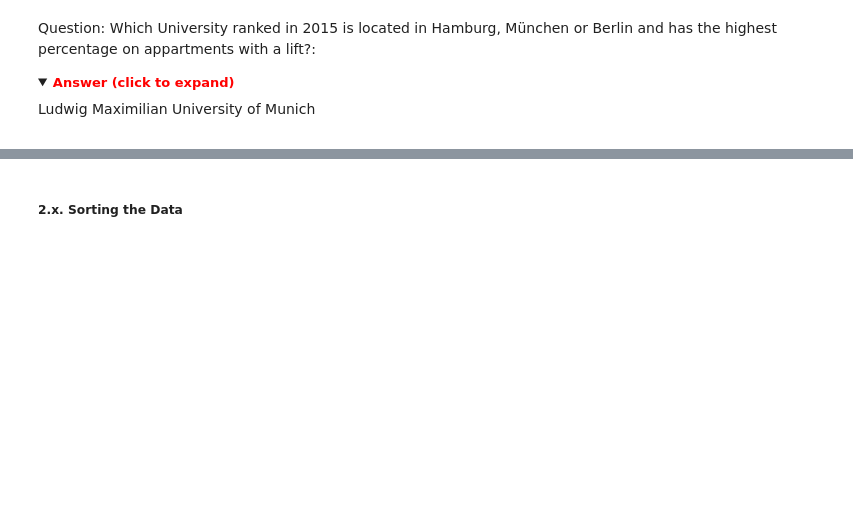
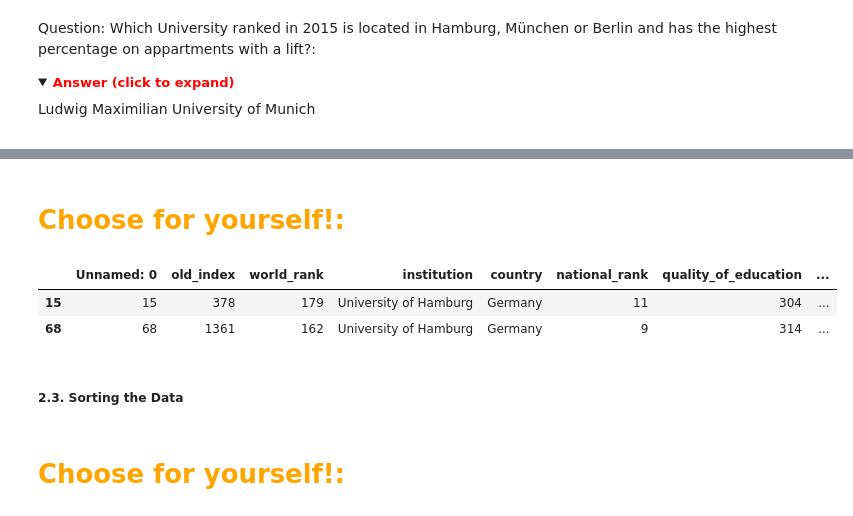
Before and after one commit to reemakk/group-3, a Jupyter notebook: Data_analysis.ipynb, the cells around one changed output, grey strips where cells are left out. Saved outputs shown, nothing was run; the diff lists cells and outputs as text; code cells hidden in the pictures; folded sections open; blank space fills up the shorter version.

```diff
--- a/Data_analysis.ipynb
+++ b/Data_analysis.ipynb
@@ -282,8 +360,21 @@ Uni4U_Data[filt].sort_values(by="lift_percantage", ascending=False)
 | 64 | 64 | 1352 | 153 | Humboldt University of Berlin | Germany | 5 | 291 | ... |
 | 89 | 89 | 1544 | 345 | Technical University of Berlin | Germany | 30 | 85 | ... |
 | 68 | 68 | 1361 | 162 | University of Hamburg | Germany | 9 | 314 | ... |
+# %% [markdown]
+# <font color='orange'>Choose for yourself!:</font>
+# %%
+#The first asked column chooses the column with which you want to filter (example: the city column). The second column chooses the value you want to filter from the column before (example: Hamburg). Note: If you type in a value that doesn´t exists in the respective column than there will be a system error message.
+#The third asked column chooses the column after which the table will be sorted (example national_rank).
+filt=(Uni4U_Data[input_uni4u_column_adjusted()]==input("Please type in the value for the filtering"))
+Uni4U_Data[filt].sort_values(by=input_uni4u_column_adjusted(), ascending=False)
+# %% [output]
+|  | Unnamed: 0 | old_index | world_rank | institution | country | national_rank | quality_of_education | ... |
+| 15 | 15 | 378 | 179 | University of Hamburg | Germany | 11 | 304 | ... |
+| 68 | 68 | 1361 | 162 | University of Hamburg | Germany | 9 | 314 | ... |
 # %% [markdown]
-##### 2.x. Sorting the Data
+##### 2.3. Sorting the Data
+# %% [markdown]
+# <font color='orange'>Choose for yourself!:</font>
 # %%
 #Sorting the Data by a wished column:
 Uni4U_Data.sort_values(by=input_uni4u_column_adjusted(), ascending=True) #Change "ascending=" to False to show the highest values first.
```
Also changed, not shown: parts of 31 cells of this notebook, 12 other files.
